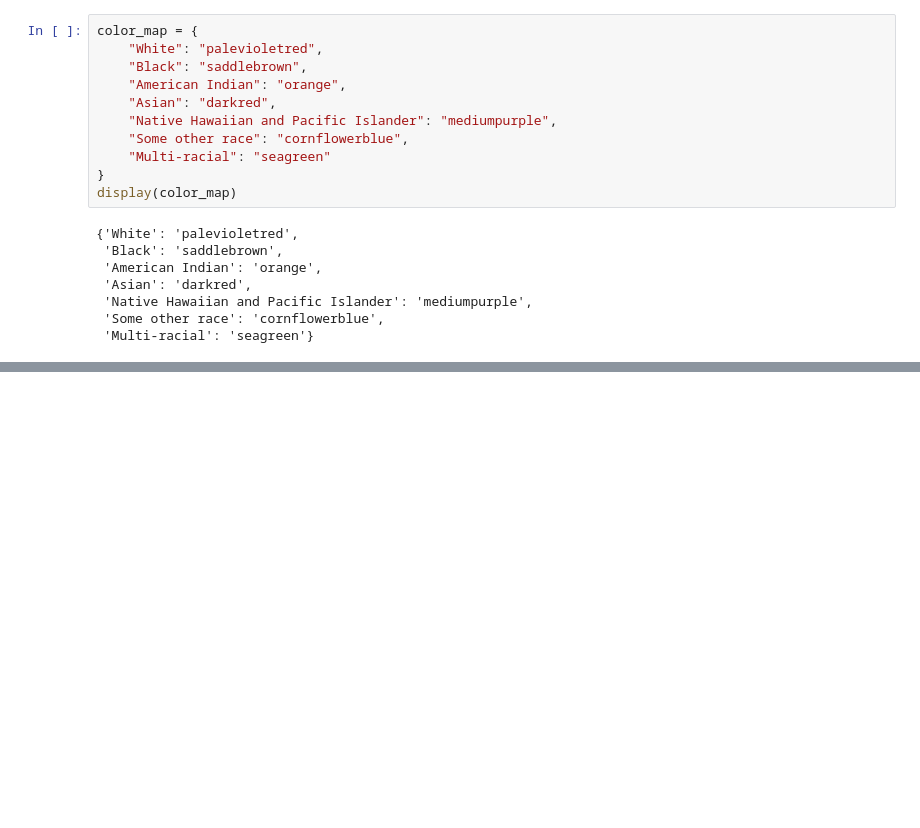
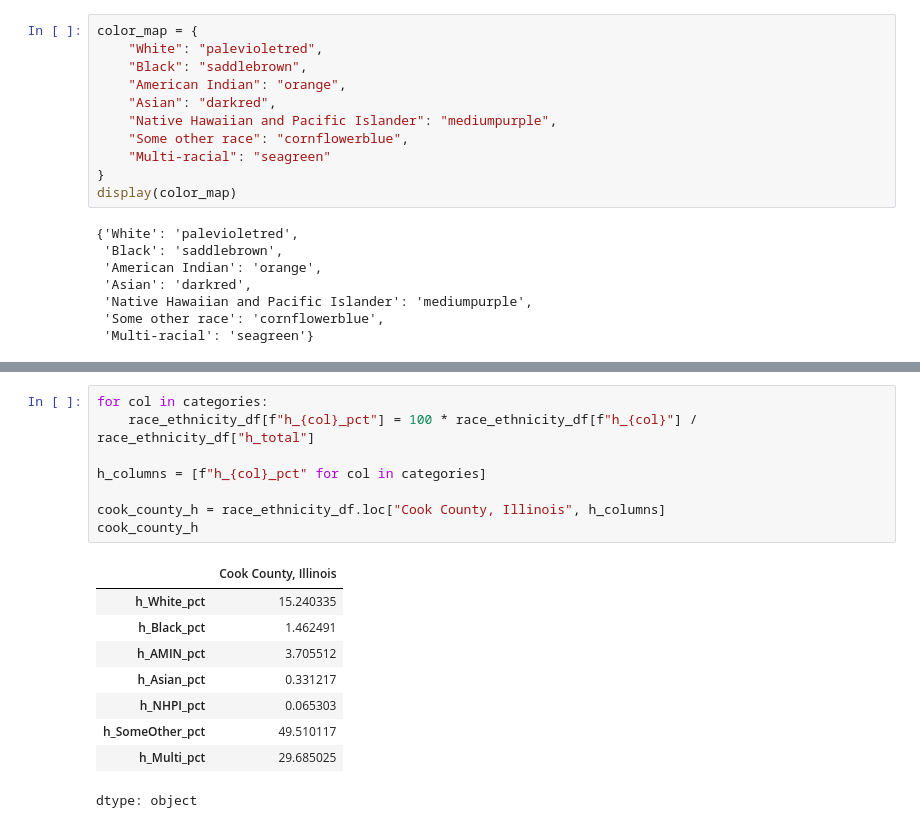
Before and after one commit to sguimaraes-uchi/Notebooks, a Jupyter notebook: Notebook1.ipynb, the cells around one changed output, grey strips where cells are left out. Saved outputs shown, nothing was run; the diff lists cells and outputs as text; blank space fills up the shorter version.

```diff
--- a/Notebook1.ipynb
+++ b/Notebook1.ipynb
@@ -1293,0 +1329,18 @@ plt.show()
+# %%
+for col in categories:
+    race_ethnicity_df[f"h_{col}_pct"] = 100 * race_ethnicity_df[f"h_{col}"] / race_ethnicity_df["h_total"]
+
+h_columns = [f"h_{col}_pct" for col in categories]
+
+cook_county_h = race_ethnicity_df.loc["Cook County, Illinois", h_columns]
+cook_county_h
+# %% [output]
+|  | Cook County, Illinois |
+| h_White_pct | 15.240335 |
+| h_Black_pct | 1.462491 |
+| h_AMIN_pct | 3.705512 |
+| h_Asian_pct | 0.331217 |
+| h_NHPI_pct | 0.065303 |
+| h_SomeOther_pct | 49.510117 |
+| h_Multi_pct | 29.685025 |
+dtype: object
```
Also changed, not shown: parts of 6 cells of this notebook.
